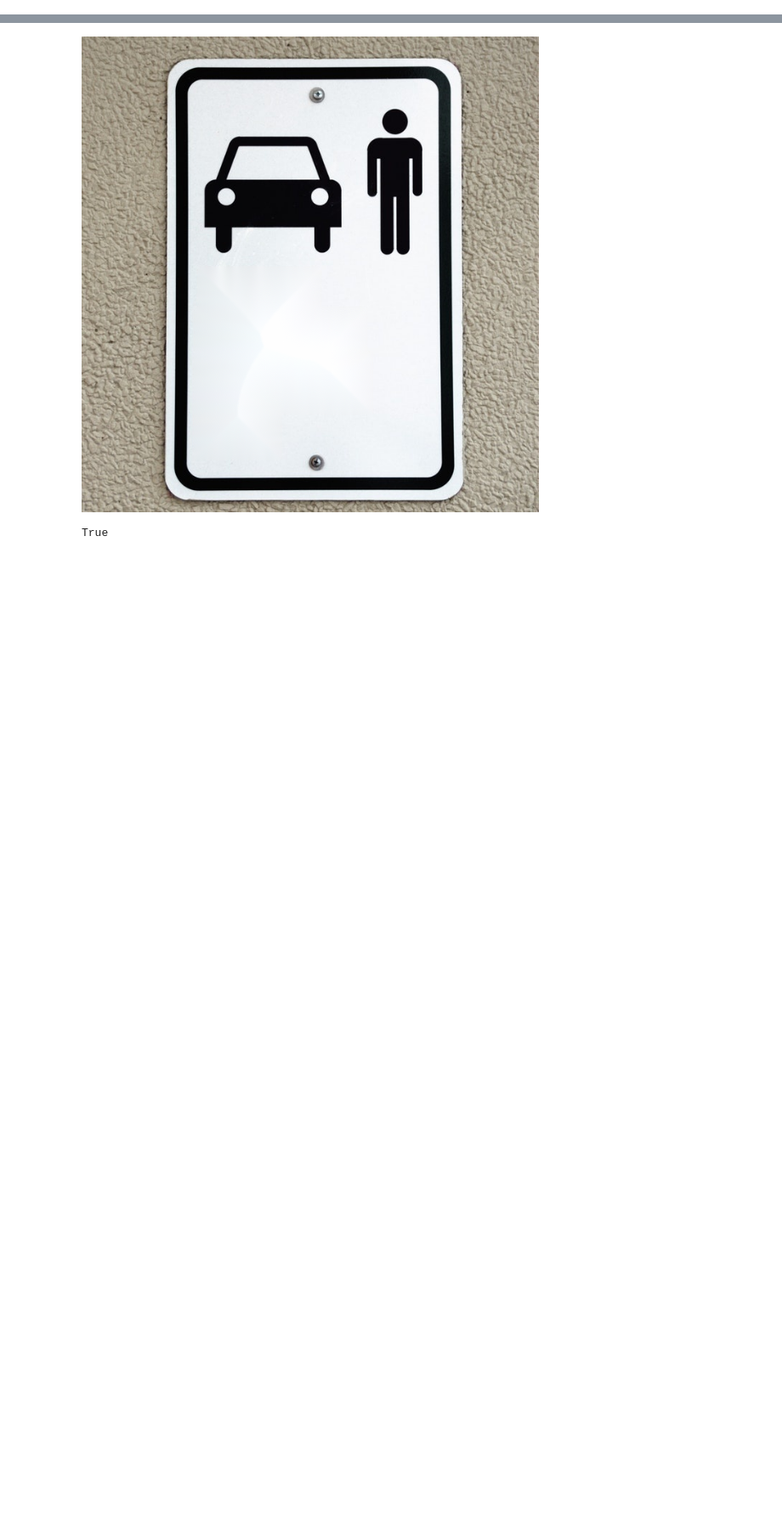
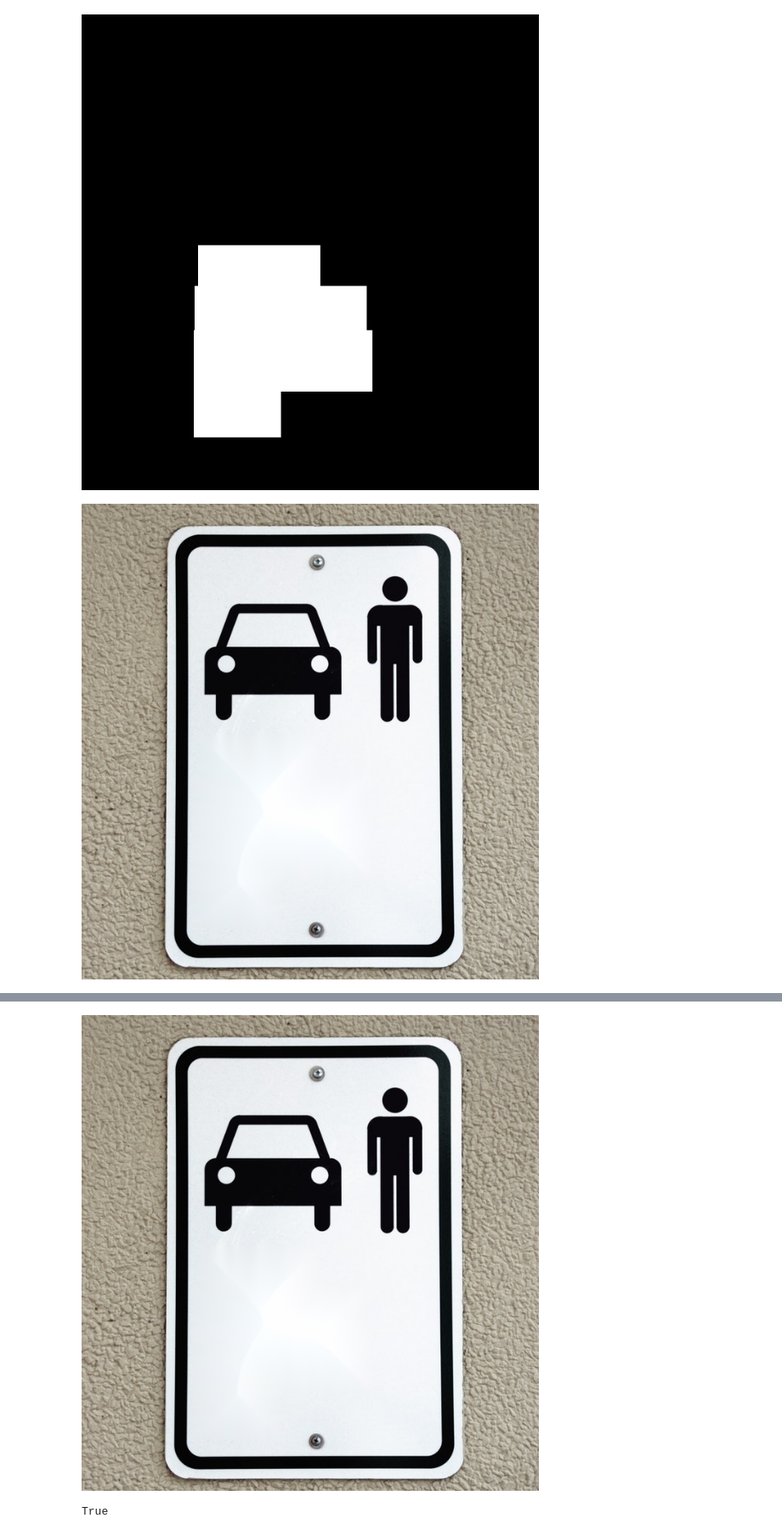
Before and after one commit to sthax17/DayByDayStudy, a Jupyter notebook: eliminate_text_in_image_정리.ipynb, the cells around one changed output, grey strips where cells are left out. Shown at 85% size. Cells and saved outputs as stored; diff of their text form; code cells hidden in the pictures; blank space fills up the shorter version.

Commit message:
eliminate_text_in_image_정리

```diff
--- a/eliminate_text_in_image_정리.ipynb
+++ b/eliminate_text_in_image_정리.ipynb
@@ -93,7 +93,8 @@ def easy_ocr_result(img, language='en', draw=True, text=False):
 
         # show the output image
         display(img2)
-        cv2.imwrite("target.jpg", img2) # img2 파일저장 "target.jpg"
+
+
 
     elif draw == True and text == True:  # 이미지에 바운딩 + 인식한 글자
         img2 = img.copy()
@@ -120,7 +121,6 @@ def easy_ocr_result(img, language='en', draw=True, text=False):
 
         # show the output image
         display(img2)
-
     return bbox_list, text_list
 
 
@@ -151,7 +151,7 @@ def translate_texts(texts: List[str], type='google') -> List[str]:
 
 # Press the green button in the gutter to run the script.
 if __name__ == '__main__':
-    _, text_list = easy_ocr_result(img)
+    bbox_list, text_list = easy_ocr_result(img)
     print('Text_list :', text_list)
     tranlated_texts: List[str] = translate_texts(texts=text_list, type='naver')
     print(f'Tranlated_texts : {tranlated_texts}')
@@ -162,0 +165,69 @@ Tranlated_texts : ['환자', '픽업 &', '퇴원', '오직']
+# %%
+# 바운딩 박스만 White로 바꾸고 아래것 실행 하면됩니다.
+# 글자 폰트는 한글 지원되는 것만 가능 (한글번역이라)
+from google.colab.patches import cv2_imshow
+
+import numpy as np
+
+from PIL import Image
+from PIL import ImageFont
+from PIL import ImageDraw
+
+
+
+# make mask : step 1
+# Load image
+img = cv2.imread('patient.jpg')
+
+# Initialize blank mask image of same dimensions for drawing the shapes
+shapes = np.zeros_like(img, np.uint8)
+
+# Draw shapes
+cv2.rectangle(shapes, bbox_list[0][0],bbox_list[0][2], (255, 255, 255), cv2.FILLED)
+cv2.rectangle(shapes, bbox_list[1][0],bbox_list[1][2], (255, 255, 255), cv2.FILLED)
+cv2.rectangle(shapes, bbox_list[2][0],bbox_list[2][2], (255, 255, 255), cv2.FILLED)
+cv2.rectangle(shapes, bbox_list[3][0],bbox_list[3][2], (255, 255, 255), cv2.FILLED)
+
+# Generate output by blending image with shapes image, using the shapes
+# images also as mask to limit the blending to those parts
+out = img.copy()
+alpha = 0.01
+mask = shapes.astype(bool)
+out[mask] = cv2.addWeighted(img, alpha, shapes, 1 - alpha, 0)[mask]
+
+# Visualization & Save
+cv2_imshow(shapes)
+cv2.imwrite("shapes.jpg", shapes)
+
+
+
+
+# inpaint : step2
+# img = cv2.imread('target.jpg')
+img = cv2.imread('patient.jpg')
+mask = cv2.imread('shapes.jpg',0)
+dst = cv2.inpaint(img,mask,3,cv2.INPAINT_TELEA)
+
+# Visualization & Save
+cv2_imshow(dst)
+cv2.imwrite("inpaint.jpg", dst)
+
+
+
+# rewrite : step3
+# Font
+font = ImageFont.truetype("NotoSansKR-Black.otf", 58)
+img = Image.open('inpaint.jpg')
+
+draw = ImageDraw.Draw(img)
+
+draw.text(bbox_list[0][0], tranlated_texts[0], (0,0,0), font=font)
+draw.text(bbox_list[1][0], tranlated_texts[1], (0,0,0), font=font)
+draw.text(bbox_list[2][0], tranlated_texts[2], (0,0,0), font=font)
+draw.text(bbox_list[3][0], tranlated_texts[3], (0,0,0), font=font)
+
+img.show()
+img.save("img_text.jpg")
+# %% [output]
+[figure, added]
+[figure, added]
```
Also changed, not shown: parts of 9 cells of this notebook.
